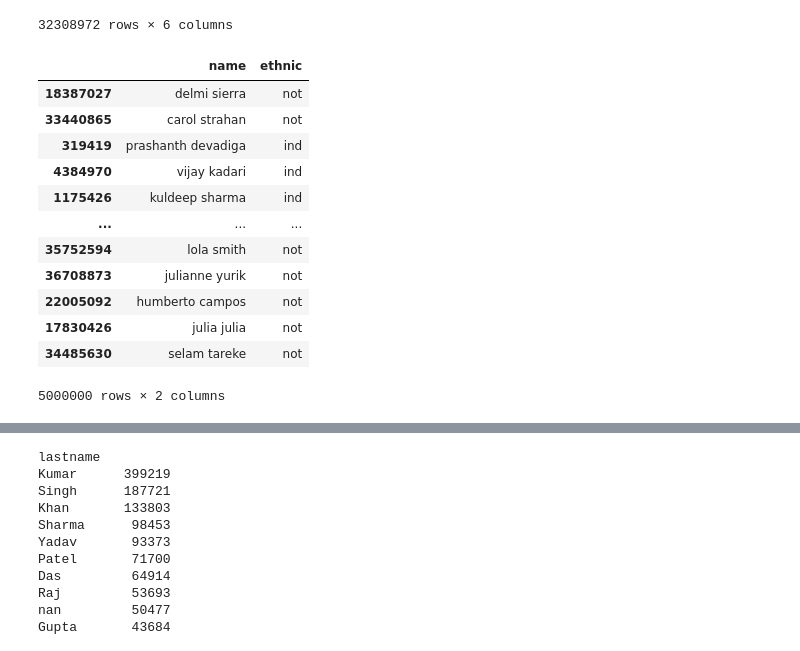
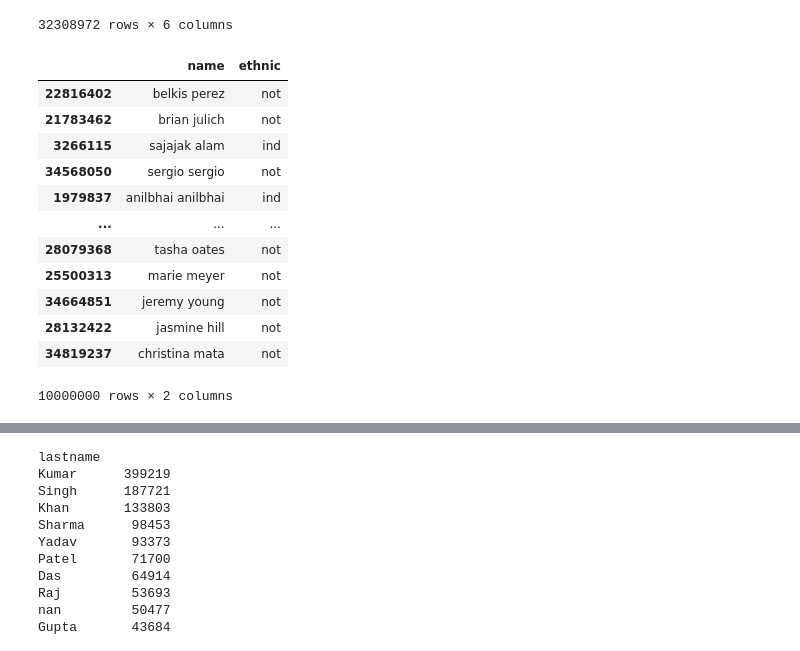
Before and after one commit to kkkarnav/indianamericancontributions, a Jupyter notebook: multi_name_classification.ipynb, the cells around one changed output, grey strips where cells are left out. Saved outputs shown, nothing was run; the diff lists cells and outputs as text; code cells hidden in the pictures.

```diff
--- a/multi_name_classification.ipynb
+++ b/multi_name_classification.ipynb
@@ -374,20 +376,20 @@ df_us
 | 32308971 | Modesta | Ramos | F | US | modesta ramos | not |
 32308972 rows × 6 columns
 # %%
-df_combined = pd.concat([df, df_indian[["name", "ethnic"]], df_us[["name", "ethnic"]]], ignore_index=True)
-df_combined = df_combined.sample(5000000, random_state=42)
+df_combined = pd.concat([df_indian[["name", "ethnic"]], df_us[["name", "ethnic"]]], ignore_index=True)
+df_combined = df_combined.sample(10000000, random_state=42)
 df_combined
 # %% [output]
 |  | name | ethnic |
-| 18387027 | delmi sierra | not |
-| 33440865 | carol strahan | not |
-| 319419 | prashanth devadiga | ind |
-| 4384970 | vijay kadari | ind |
-| 1175426 | kuldeep sharma | ind |
+| 22816402 | belkis perez | not |
+| 21783462 | brian julich | not |
+| 3266115 | sajajak alam | ind |
+| 34568050 | sergio sergio | not |
+| 1979837 | anilbhai anilbhai | ind |
 | ... | ... | ... |
-| 35752594 | lola smith | not |
-| 36708873 | julianne yurik | not |
-| 22005092 | humberto campos | not |
-| 17830426 | julia julia | not |
-| 34485630 | selam tareke | not |
+| 28079368 | tasha oates | not |
+| 25500313 | marie meyer | not |
+| 34664851 | jeremy young | not |
+| 28132422 | jasmine hill | not |
+| 34819237 | christina mata | not |
-5000000 rows × 2 columns
+10000000 rows × 2 columns
```
Also changed, not shown: parts of 10 cells of this notebook.
